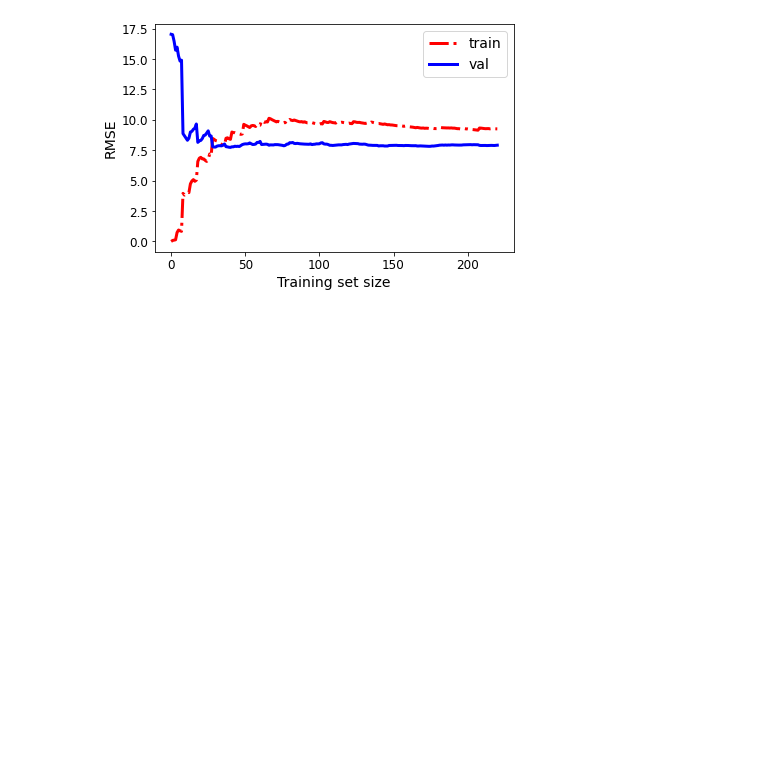
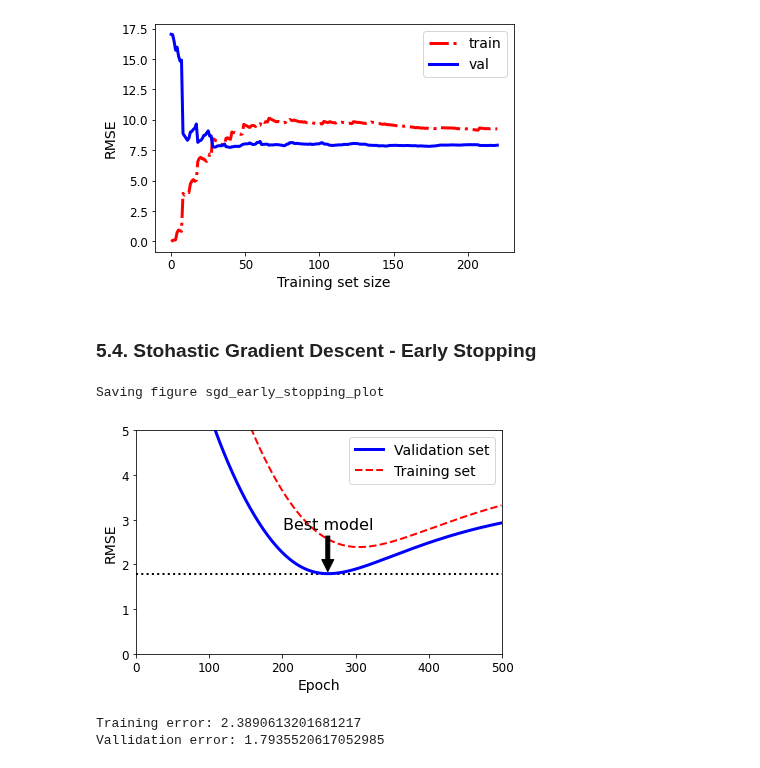
Before and after one commit to dujest/yacht-resistance, a Jupyter notebook: yacht_resistance_prediction.ipynb, the cells around one changed output. Drawn from its saved outputs; the diff is of its cells as text; code cells hidden in the pictures; blank space fills up the shorter version.

```diff
--- a/yacht_resistance_prediction.ipynb
+++ b/yacht_resistance_prediction.ipynb
@@ -455,3 +455,5 @@ Training error: 9.255708157520592
 Vallidation error: 7.914674093284909
 Saving figure elastic_net_learning_curve
 [figure]
+# %% [markdown]
+### 5.4. Stohastic Gradient Descent - Early Stopping
@@ -457,0 +504,26 @@ Saving figure elastic_net_learning_curve
+# %%
+plt.annotate('Best model',
+            xy=(best_val_epoch, best_val_rmse),
+            xytext=(best_val_epoch, best_val_rmse + 1),
+            ha="center",
+            arrowprops=dict(facecolor='black', shrink=0.05),
+            fontsize=16,
+            )
+
+plt.plot([0, n_epochs], [best_val_rmse, best_val_rmse], 'k:', linewidth=2)
+plt.plot(np.sqrt(val_errors), 'b-', linewidth=3, label="Validation set")
+plt.plot(np.sqrt(train_errors), 'r--', linewidth=2, label="Training set")
+plt.legend(loc="upper right", fontsize=14)
+plt.axis([0, 500, 0, 5])
+plt.xlabel("Epoch", fontsize=14)
+plt.ylabel("RMSE", fontsize=14)
+save_fig("sgd_early_stopping_plot")
+plt.show()
+
+print("Training error:", best_train_rmse)
+print("Vallidation error:", best_val_rmse)
+# %% [output]
+Saving figure sgd_early_stopping_plot
+[figure, added]
+Training error: 2.3890613201681217
+Vallidation error: 1.7935520617052985
```
Also changed, not shown: parts of 1 cell of this notebook.
